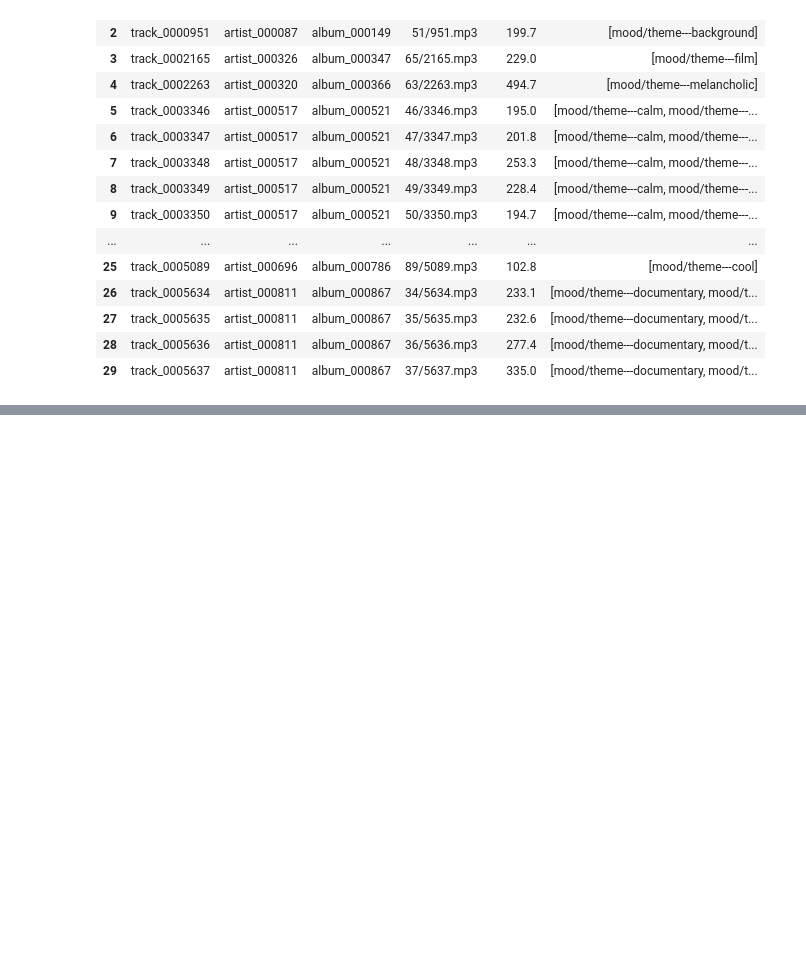
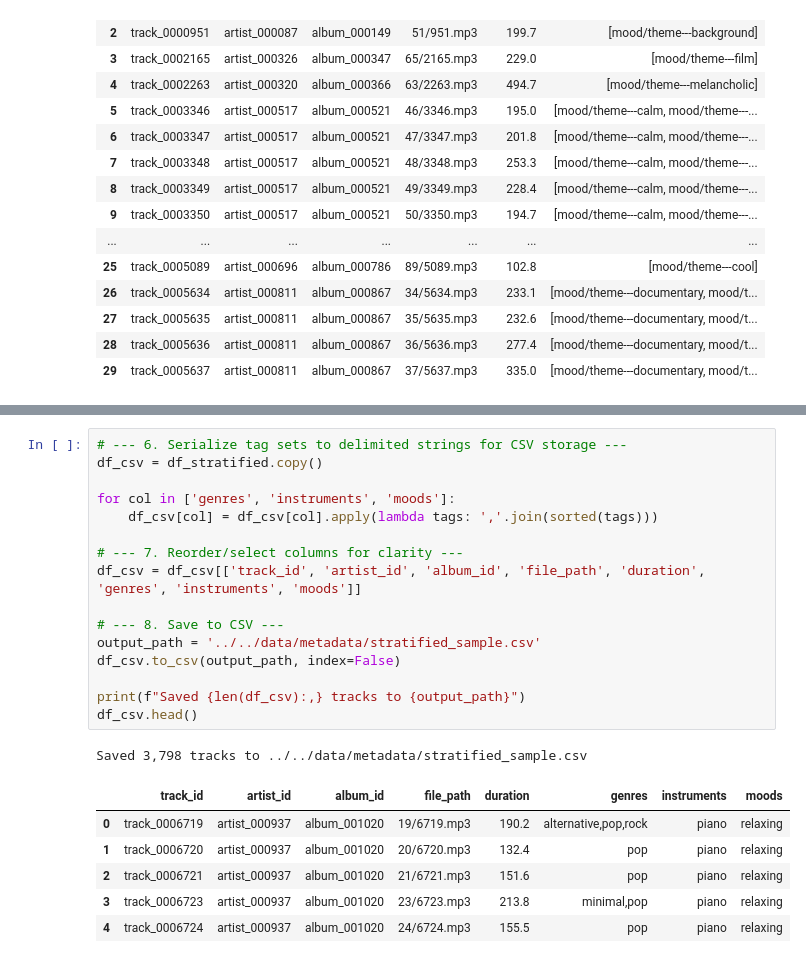
Before and after one commit to tharu-jwd/music-genre-classification, a Jupyter notebook: notebooks/local/EDA.ipynb, the cells around one changed output, grey strips where cells are left out. Drawn from its saved outputs; the diff is of its cells as text; blank space fills up the shorter version.

```diff
--- a/notebooks/local/EDA.ipynb
+++ b/notebooks/local/EDA.ipynb
@@ -217,0 +198,24 @@ Error:
+# %%
+# --- 6. Serialize tag sets to delimited strings for CSV storage ---
+df_csv = df_stratified.copy()
+
+for col in ['genres', 'instruments', 'moods']:
+    df_csv[col] = df_csv[col].apply(lambda tags: ','.join(sorted(tags)))
+
+# --- 7. Reorder/select columns for clarity ---
+df_csv = df_csv[['track_id', 'artist_id', 'album_id', 'file_path', 'duration', 'genres', 'instruments', 'moods']]
+
+# --- 8. Save to CSV ---
+output_path = '../../data/metadata/stratified_sample.csv'
+df_csv.to_csv(output_path, index=False)
+
+print(f"Saved {len(df_csv):,} tracks to {output_path}")
+df_csv.head()
+# %% [output]
+Saved 3,798 tracks to ../../data/metadata/stratified_sample.csv
+|  | track_id | artist_id | album_id | file_path | duration | genres | instruments | moods |
+| 0 | track_0006719 | artist_000937 | album_001020 | 19/6719.mp3 | 190.2 | alternative,pop,rock | piano | relaxing |
+| 1 | track_0006720 | artist_000937 | album_001020 | 20/6720.mp3 | 132.4 | pop | piano | relaxing |
+| 2 | track_0006721 | artist_000937 | album_001020 | 21/6721.mp3 | 151.6 | pop | piano | relaxing |
+| 3 | track_0006723 | artist_000937 | album_001020 | 23/6723.mp3 | 213.8 | minimal,pop | piano | relaxing |
+| 4 | track_0006724 | artist_000937 | album_001020 | 24/6724.mp3 | 155.5 | pop | piano | relaxing |
```
Also changed, not shown: parts of 11 cells of this notebook, 4 other files.
